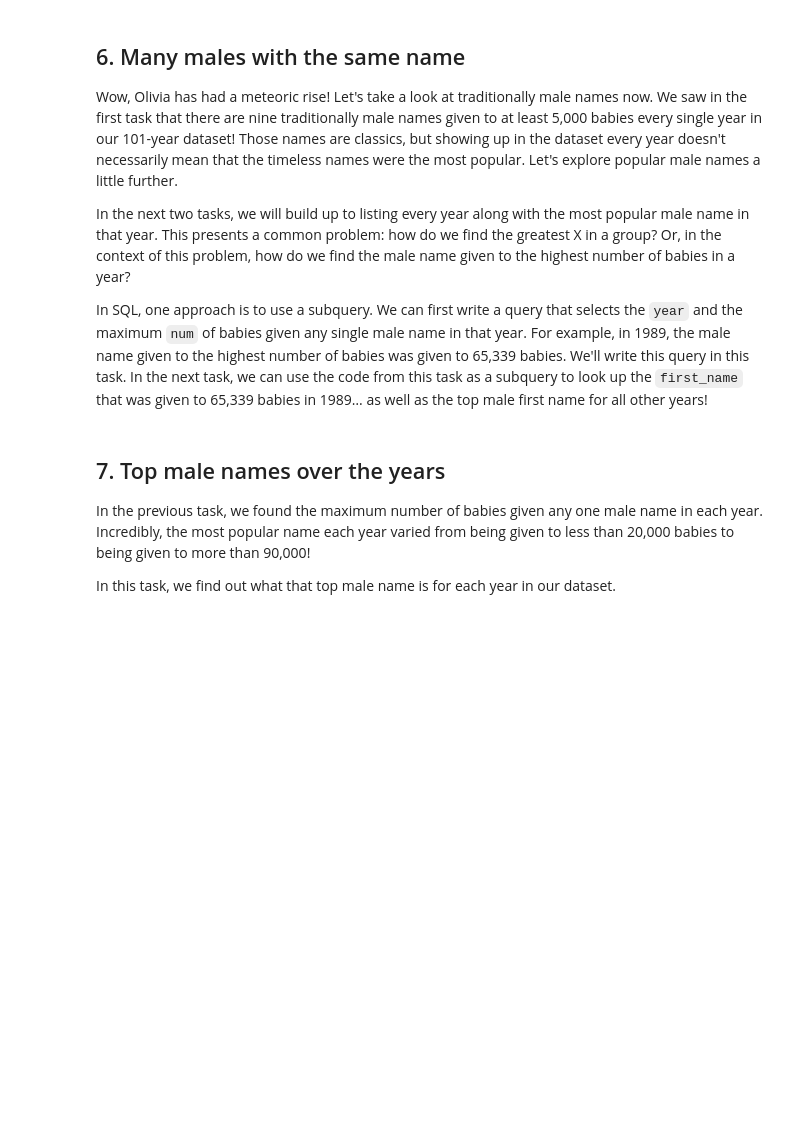
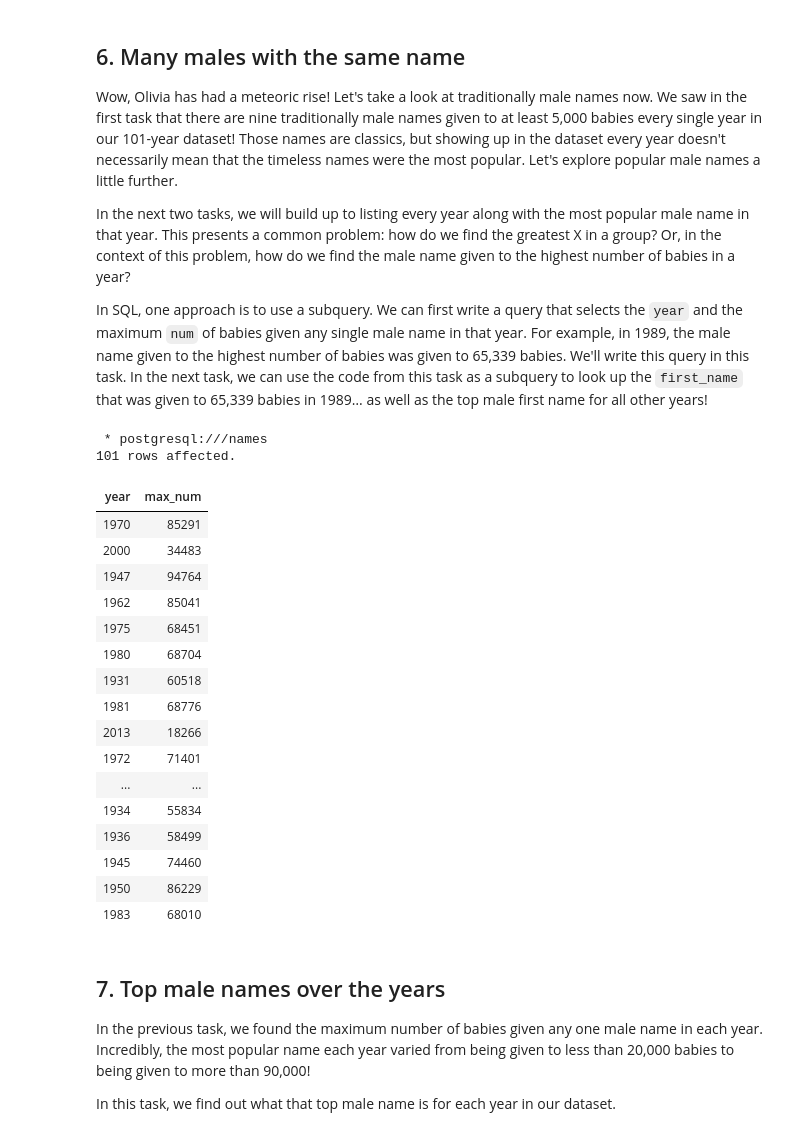
Before and after one commit to jonmabale/datacamp, a Jupyter notebook: sql/Analyzing American Baby Name Trends/notebook.ipynb, the cells around one changed output. Drawn from its saved outputs; the diff is of its cells as text; code cells hidden in the pictures; blank space fills up the shorter version.

```diff
--- a/sql/Analyzing American Baby Name Trends/notebook.ipynb
+++ b/sql/Analyzing American Baby Name Trends/notebook.ipynb
@@ -203,9 +224,34 @@ SELECT first_name
 # %%
 %%sql
 
 -- Select year and maximum number of babies given any one male name in that year, aliased as max_num
 -- Filter the data to include only results where sex equals 'M'
-...
+
+SELECT year,
+       MAX(num) AS max_num
+  FROM baby_names
+ WHERE sex = 'M'
+ GROUP BY year;
+# %% [output]
+ * postgresql:///names
+101 rows affected.
+| year | max_num |
+| 1970 | 85291 |
+| 2000 | 34483 |
+| 1947 | 94764 |
+| 1962 | 85041 |
+| 1975 | 68451 |
+| 1980 | 68704 |
+| 1931 | 60518 |
+| 1981 | 68776 |
+| 2013 | 18266 |
+| 1972 | 71401 |
+| ... | ... |
+| 1934 | 55834 |
+| 1936 | 58499 |
+| 1945 | 74460 |
+| 1950 | 86229 |
+| 1983 | 68010 |
 # %% [markdown]
 ## 7. Top male names over the years
 <p>In the previous task, we found the maximum number of babies given any one male name in each year. Incredibly, the most popular name each year varied from being given to less than 20,000 babies to being given to more than 90,000! </p>
```
Also changed, not shown: parts of 3 cells of this notebook, 1 other file.
